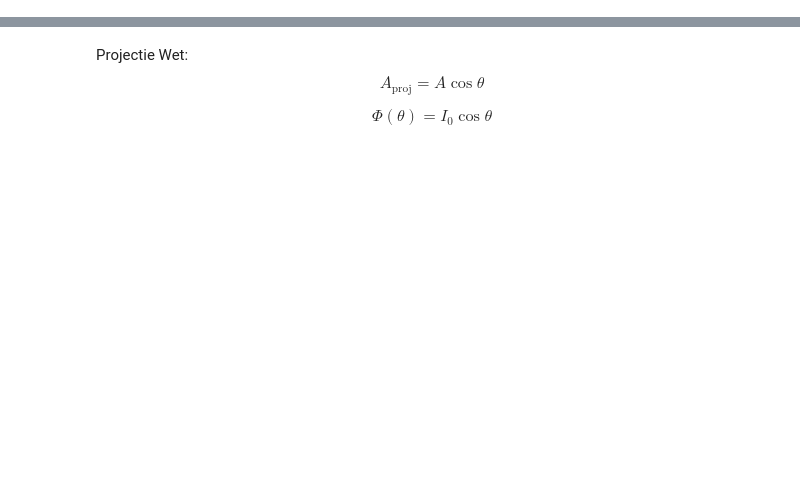
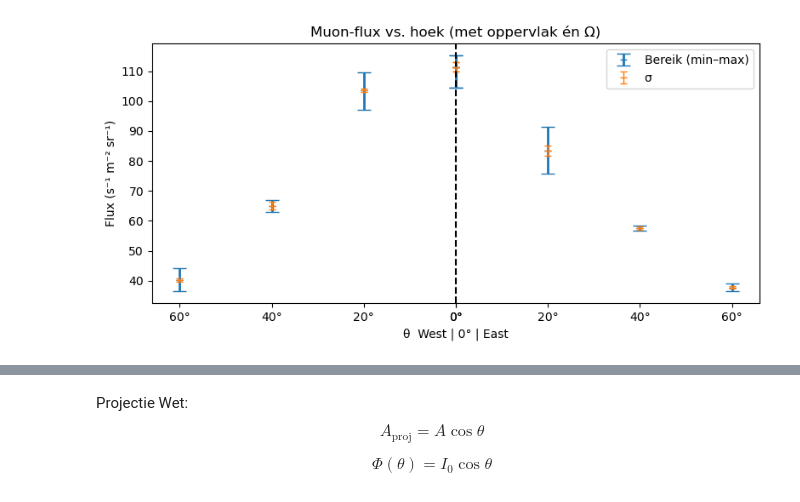
Before and after one commit to sude-larabildirici/2025-Projects_Team-4-Measurement-of-the-Asymmetry-of-the-Cosmic-Muon-Flux, a Jupyter notebook: muon_detector_data_analyse.ipynb, the cells around one changed output, grey strips where cells are left out. Drawn from its saved outputs; the diff is of its cells as text; code cells hidden in the pictures; blank space fills up the shorter version.

```diff
--- a/muon_detector_data_analyse.ipynb
+++ b/muon_detector_data_analyse.ipynb
@@ -265,0 +1,79 @@ plt.show()
+# %%
+# %% flux per hoek met hoek-afhankelijk oppervlak én solid angle
+import math, random, pathlib, pandas as pd, numpy as np, matplotlib.pyplot as plt
+
+
+# lijst csv-bestanden
+bestanden = [
+    "hoek_0_c1.csv","hoek_0_c2.csv",
+    "hoek_20_E_c1.csv","hoek_20_E_c2.csv","hoek_20_W_c1.csv","hoek_20_W_c2.csv",
+    "hoek_40_E_c1.csv","hoek_40_E_c2.csv","hoek_40_W_c1.csv","hoek_40_W_c2.csv",
+    "hoek_60_E_c1.csv","hoek_60_E_c2.csv","hoek_60_W_c1.csv","hoek_60_W_c2.csv",
+]
+
+d_breedte = 0.1
+d_lengte = 0.65
+afstand = 0.8
+
+def oppervlak(theta_graden):
+    θ = math.radians(theta_graden)
+    return 0.094 * 0.325 * math.cos(θ) + 0.094 * 0.05 * math.cos(θ)
+
+def solid_angle(theta_graden):
+    return oppervlak(theta_graden) / afstand**2
+
+stats = {}
+for naam in bestanden:
+    if not pathlib.Path(naam).exists():
+        continue
+    parts = naam.split('_')
+    hoek  = int(parts[1])
+    zijde = 'E' if 'E' in parts else 'W' if 'W' in parts else 'E'
+
+    header = pd.read_csv(naam, nrows=1)
+    N = int(header["Total coincidences"][0])
+    t = float(header["Total runtime (s)"][0])
+
+    area = oppervlak(hoek)
+    omega = solid_angle(hoek)
+    flux_run = N / (t * area * omega)
+
+    key = (hoek, zijde)
+    stats.setdefault(key, {'N':0,'t':0.0,'runs':[]})
+    stats[key]['N'] += N
+    stats[key]['t'] += t
+    stats[key]['runs'].append(flux_run)
+
+if (0,'E') in stats and (0,'W') not in stats:
+    stats[(0,'W')] = stats[(0,'E')]
+
+rijen, x, y, lo, hi = [], [], [], [], []
+for (hoek, zijde), d in sorted(stats.items()):
+    area  = oppervlak(hoek)
+    omega = solid_angle(hoek)
+    mean  = d['N'] / (d['t'] * area * omega)
+    sigma = math.sqrt(d['N']) / (d['t'] * area * omega)
+    rijen.append([hoek, zijde, len(d['runs']), round(mean,3), round(sigma,3)])
+    pos   = hoek if zijde=='E' else -hoek
+    x.append(pos); y.append(mean)
+    lo.append(mean - min(d['runs'])); hi.append(max(d['runs']) - mean)
+
+tabel = pd.DataFrame(rijen, columns=["Hoek°","Zijde","Runs","Gem.flux","σ"])
+print(tabel.to_string(index=False))
+lo = np.maximum(lo,0); hi = np.maximum(hi,0); ysig = np.maximum(ysig,0)
+
+
+plt.figure(figsize=(8,4))
+plt.errorbar(x, y, yerr=[lo,hi], fmt="_", elinewidth=2, capsize=6,
+             label="Bereik (min–max)")
+plt.errorbar(x, y, yerr=[r[4] for r in rijen], fmt="_", elinewidth=1,
+             capsize=3, label="σ")
+plt.axvline(0,color='k',ls='--')
+plt.xticks(x,[f"{abs(v):.0f}°" for v in x])
+plt.xlabel("θ  West | 0° | East")
+plt.ylabel("Flux (s⁻¹ m⁻² sr⁻¹)")
+plt.title("Muon-flux vs. hoek (met oppervlak én Ω)")
+plt.legend(loc="upper right")
+plt.tight_layout()
+plt.show()
+# %% [output]
@@ -265,0 +89 @@ plt.show()
+[figure, added]
```
Also changed, not shown: parts of 6 cells of this notebook.
